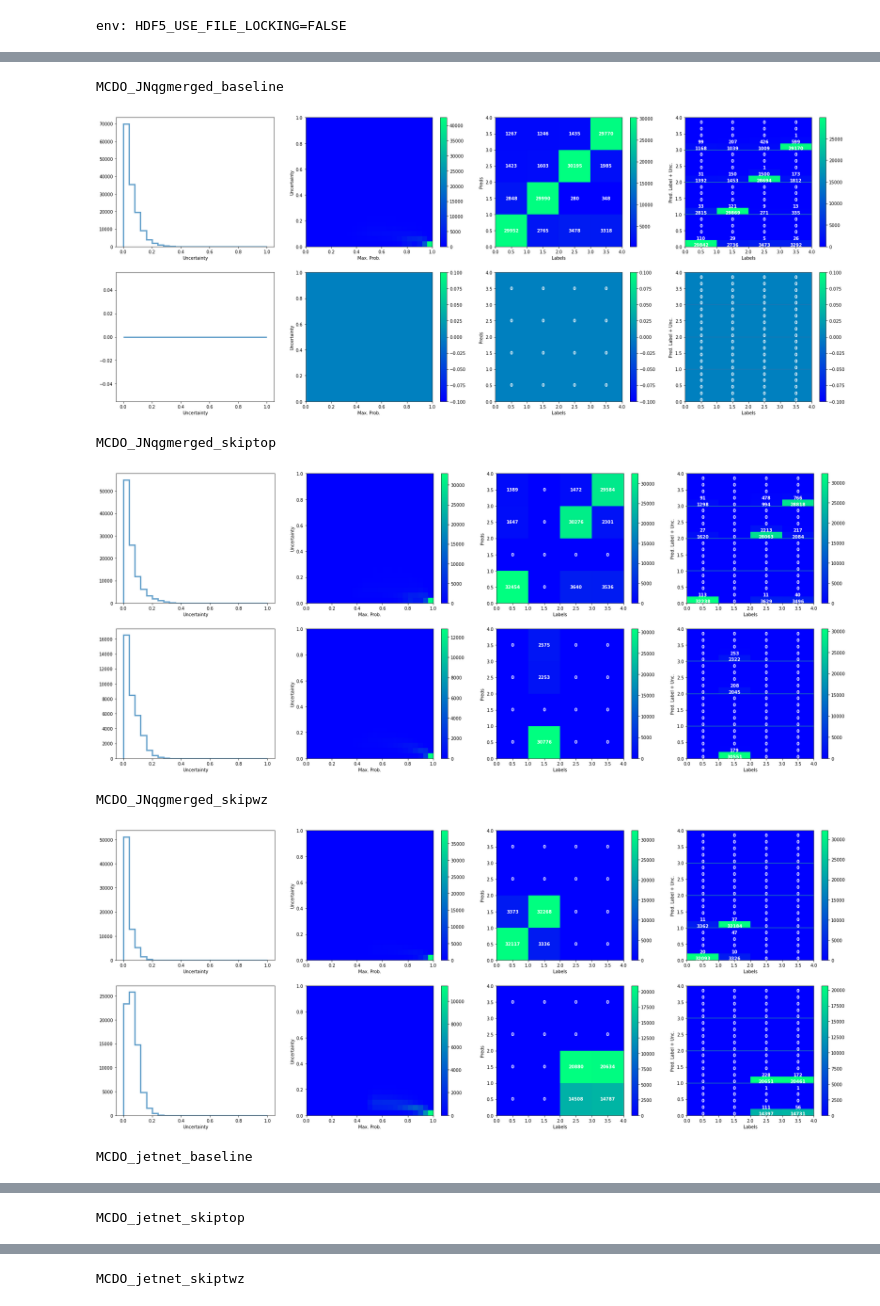
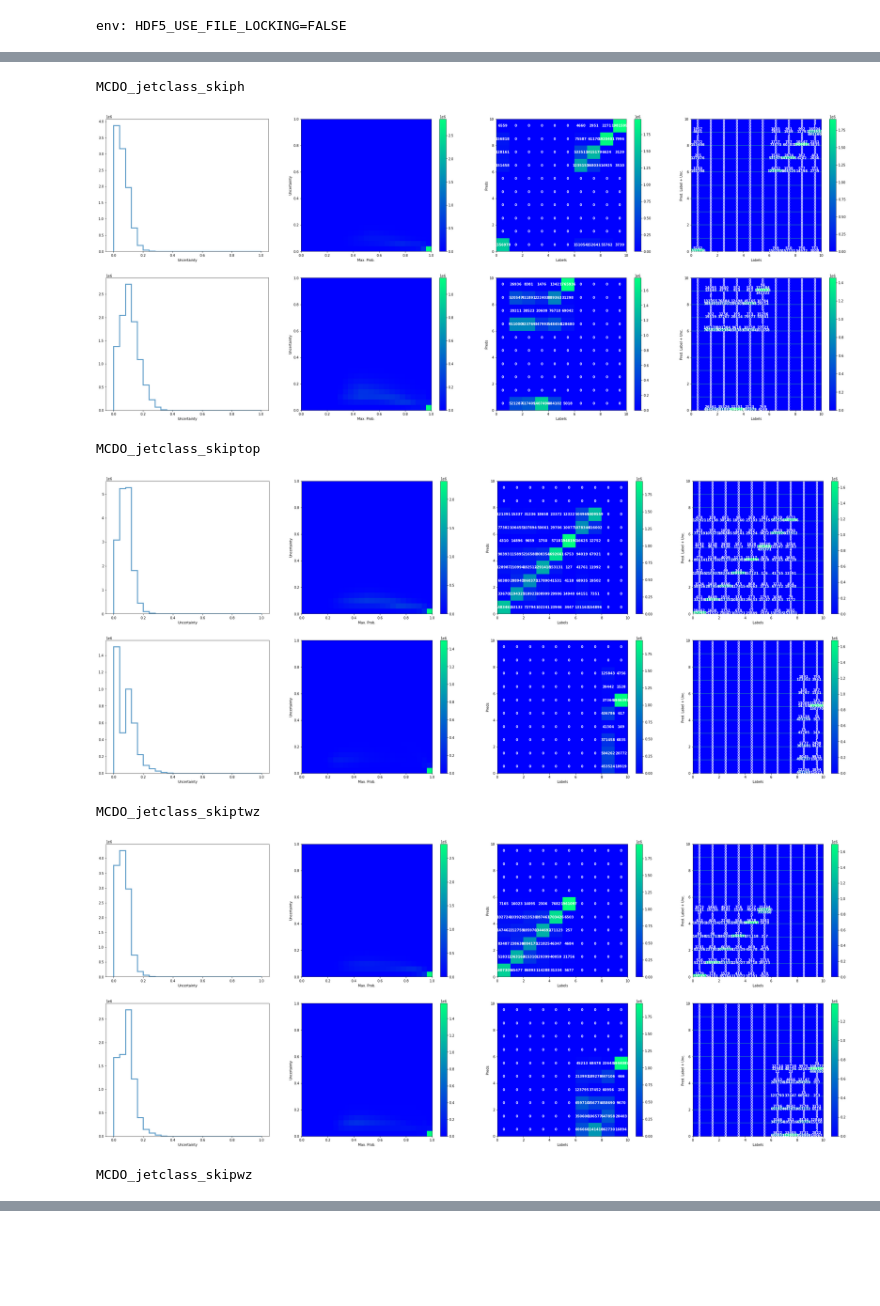
Before and after one commit to yorkiva/PFIN4UQAD, a Jupyter notebook: evaluation/MCDO-Evaluation.ipynb, the cells around one changed output, grey strips where cells are left out. Drawn from its saved outputs; the diff is of its cells as text; code cells hidden in the pictures; blank space fills up the shorter version.

```diff
--- a/evaluation/MCDO-Evaluation.ipynb
+++ b/evaluation/MCDO-Evaluation.ipynb
@@ -21,7 +22,7 @@ env: HDF5_USE_FILE_LOCKING=FALSE
 device = torch.device("cuda" if torch.cuda.is_available() else "cpu")
 # %%
 #optional parameters to only evaluate certain models
-optional_dataset = ''
+optional_dataset = 'jetclass'
 optional_tag = ''
 results_dir = 'results/'
 saved_model_loc = "../model/trained_models/"
@@ -42,18 +39,17 @@ RESULTS_UQPFIN_MCDO_topdata_baseline.h5
 # %%
-model_results = {}
-
 for modelname in result_files:
+    model_results = {}
     mname = modelname[15:-3]
     filename = os.path.join(results_dir, modelname)
 
     f = h5py.File(filename, "r")
-    model_results[mname] = {'labels' : f['labels'][:],
-                               'preds': f['preds'][:],
-                               'maxprobs': f['maxprobs'][:],
-                               'sums':f['sums'][:],
-                               'oods':f['oods'][:],
-                               'uncs': f['uncs'][:],
-                               'probs': f['probs'][:]}
+#    model_results[mname] = {'labels' : f['labels'][:],
+#                               'preds': f['preds'][:],
+#                               'maxprobs': f['maxprobs'][:],
+#                               'sums':f['sums'][:],
+#                               'oods':f['oods'][:],
+#                               'uncs': f['uncs'][:],
+#                               'probs': f['probs'][:]}
     labels, preds, oods, probs = f['labels'][:], f['preds'][:], f['oods'][:], f['probs'][:]
     f.close()
     acc = accuracy_score(labels[~oods], preds[~oods])*100
@@ -67,6 +63,8 @@ for modelname in result_files:
         probs2 = probs2[:, 1]
 
     auc = roc_auc_score(labels[~oods], probs2[~oods], multi_class='ovo')*100
+    del model_results
+    gc.collect()
 
     print("{} \t\t Accuracy: {:.2f}% \t AUC: {:.2f}%".format(mname, acc, auc))
 # %% [output]
@@ -81,5 +75,6 @@ MCDO_topdata_baseline            Accuracy: 93.34%        AUC: 98.20%
 # %%
-for key in model_results.keys():
+for modelname in result_files:
+    key = modelname[15:-3]
     print(key)
     if "jetnet" in key:
         l_max = 5.1
@@ -90,11 +85,14 @@ for key in model_results.keys():
     else:
         l_max = 2.1
 
-    labels, preds, maxprobs, sums, oods, uncs = model_results[key]['labels'], model_results[key]['preds'], \
-                                                model_results[key]['maxprobs'], model_results[key]['sums'], \
-                                                model_results[key]['oods'], model_results[key]['uncs'],
+    filename = os.path.join(results_dir, modelname)
 
-    fig, axes = plt.subplots(2, 4, figsize=(6*5, 6*2), sharex = False, sharey = False)
+    f = h5py.File(filename, "r")
+    labels, preds, maxprobs, sums, oods, uncs = f['labels'][:], f['preds'][:], \
+                                                f['maxprobs'][:], f['sums'][:], \
+                                                f['oods'][:], f['uncs'][:],
+    f.close()
+    fig, axes = plt.subplots(2, 4, figsize=(8*5, 8*2), sharex = False, sharey = False)
 
     axes[0, 0].hist(uncs[~oods],
                     bins=np.arange(0.,1.01,0.04),
@@ -152,37 +150,39 @@ for key in model_results.keys():
 
     h = axes[0, 3].hist2d(labels[~oods], uncs[~oods] + preds[~oods] -1.e-4,
                           cmap = 'winter',
                           bins = [np.arange(0.,l_max,1), np.arange(0.,l_max,0.2)])
     fig.colorbar(h[3], ax=axes[0, 3])
     axes[0, 3].set_xlabel("Labels")
     axes[0, 3].set_ylabel("Pred. Label + Unc.")
     for i in range(len(h[2])-1):
         for j in range(len(h[1])-1):
             axes[0,3].text(h[1][j]+0.5,h[2][i]+0.05, int(h[0].T[i,j]),
                            color="w", ha="center", va="center", fontweight="bold")
     for jj in np.arange(1,l_max,1):
         axes[0, 3].axhline(jj)
 
     h = axes[1, 3].hist2d(labels[oods], uncs[oods] + preds[oods] -1.e-4,
                           cmap = 'winter',
                           bins = [np.arange(0.,l_max,1), np.arange(0.,l_max,0.2)])
     fig.colorbar(h[3], ax=axes[1, 3])
     axes[1, 3].set_xlabel("Labels")
     axes[1, 3].set_ylabel("Pred. Label + Unc.")
     for i in range(len(h[2])-1):
         for j in range(len(h[1])-1):
             axes[1,3].text(h[1][j]+0.5,h[2][i]+0.05, int(h[0].T[i,j]),
                            color="w", ha="center", va="center", fontweight="bold")
 
     for jj in np.arange(1,l_max,1):
         axes[1, 3].axhline(jj)
 
     plt.show()
+    del labels, preds, maxprobs, sums, oods, uncs
+    gc.collect()
 # %% [output]
-MCDO_JNqgmerged_baseline
+MCDO_jetclass_skiph
-[figure, old version]
+[figure, new version]
-MCDO_JNqgmerged_skiptop
+MCDO_jetclass_skiptop
-[figure, old version]
+[figure, new version]
-MCDO_JNqgmerged_skipwz
+MCDO_jetclass_skiptwz
-[figure, old version]
+[figure, new version]
-MCDO_jetnet_baseline
+MCDO_jetclass_skipwz
@@ -190 +189,0 @@ MCDO_jetnet_baseline
-MCDO_jetnet_skiptop
@@ -192 +189,0 @@ MCDO_jetnet_skiptop
-MCDO_jetnet_skiptwz
```
Also changed, not shown: parts of 4 cells of this notebook, 4 other files.
